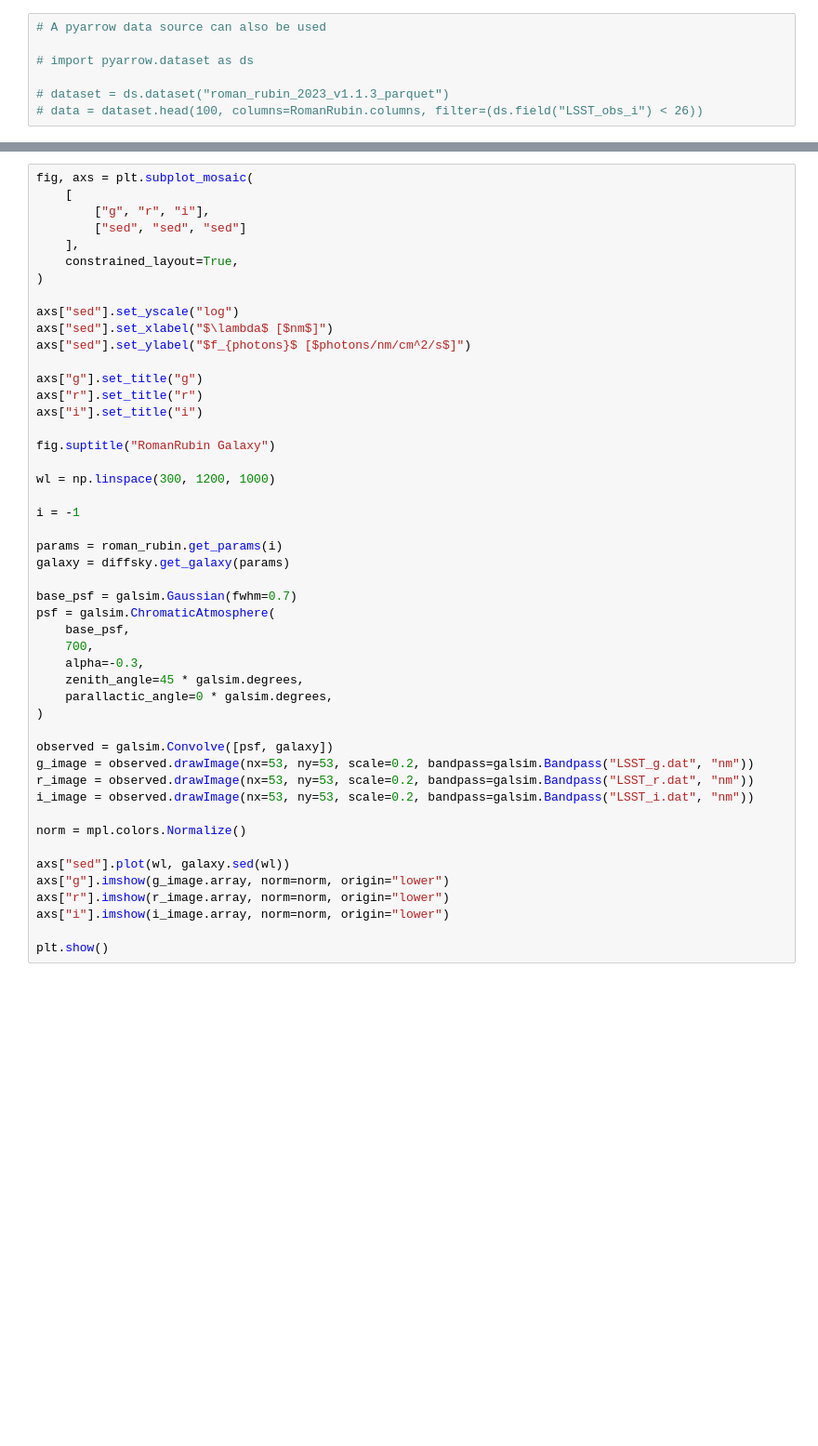
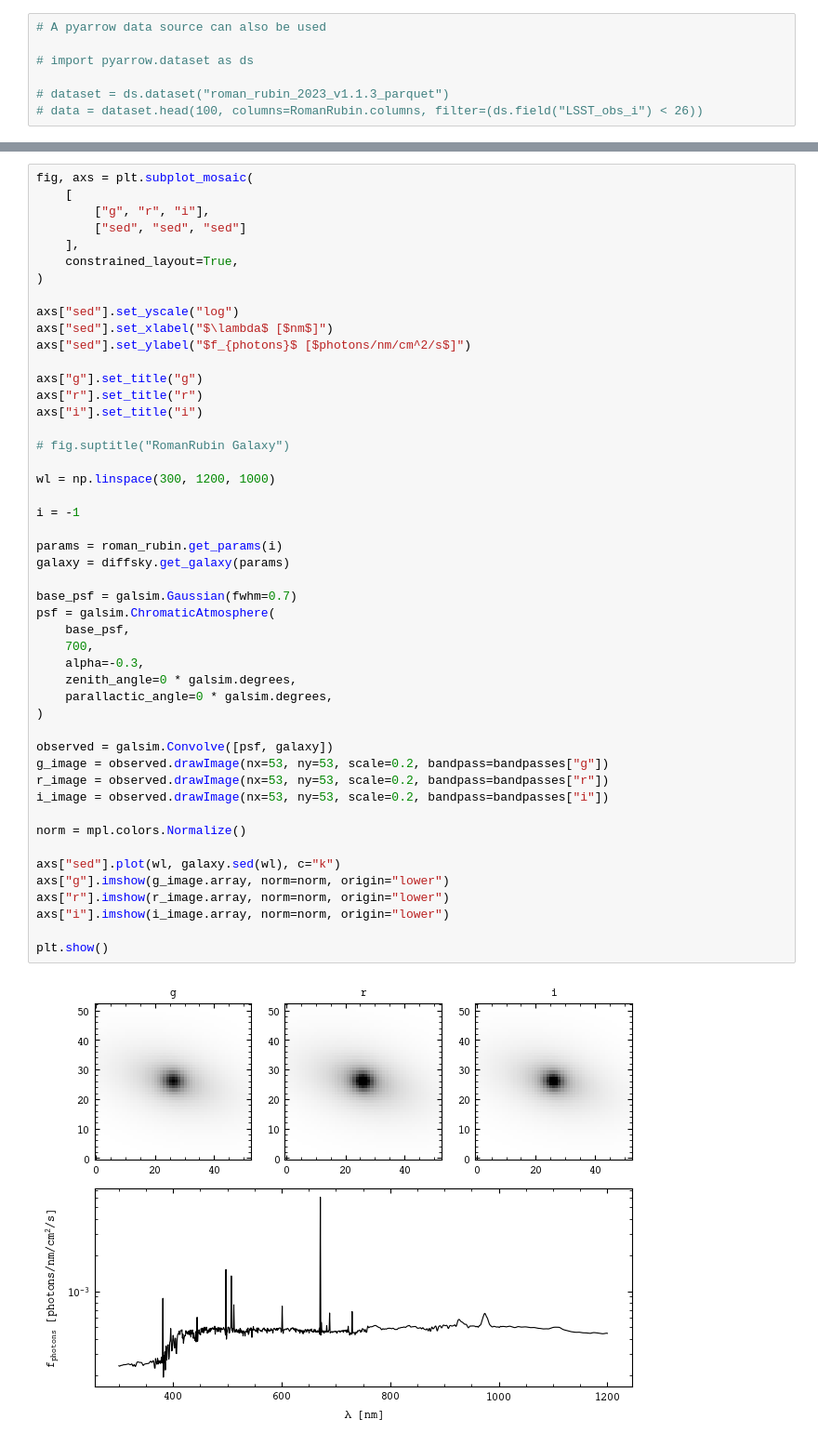
Before and after one commit to sidneymau/chromatic-weak-lensing, a Jupyter notebook: notebooks/roman_rubin.ipynb, the cells around one changed output, grey strips where cells are left out. Shown at 93% size. Saved outputs shown, nothing was run; the diff lists cells and outputs as text; blank space fills up the shorter version.

```diff
--- a/notebooks/roman_rubin.ipynb
+++ b/notebooks/roman_rubin.ipynb
@@ -103,39 +148,41 @@ axs["sed"].set_ylabel("$f_{photons}$ [$photons/nm/cm^2/s$]")
 
 axs["g"].set_title("g")
 axs["r"].set_title("r")
 axs["i"].set_title("i")
 
-fig.suptitle("RomanRubin Galaxy")
+# fig.suptitle("RomanRubin Galaxy")
 
 wl = np.linspace(300, 1200, 1000)
 
 i = -1
 
 params = roman_rubin.get_params(i)
 galaxy = diffsky.get_galaxy(params)
 
 base_psf = galsim.Gaussian(fwhm=0.7)
 psf = galsim.ChromaticAtmosphere(
     base_psf,
     700,
     alpha=-0.3,
-    zenith_angle=45 * galsim.degrees,
+    zenith_angle=0 * galsim.degrees,
     parallactic_angle=0 * galsim.degrees,
 )
 
 observed = galsim.Convolve([psf, galaxy])
-g_image = observed.drawImage(nx=53, ny=53, scale=0.2, bandpass=galsim.Bandpass("LSST_g.dat", "nm"))
-r_image = observed.drawImage(nx=53, ny=53, scale=0.2, bandpass=galsim.Bandpass("LSST_r.dat", "nm"))
-i_image = observed.drawImage(nx=53, ny=53, scale=0.2, bandpass=galsim.Bandpass("LSST_i.dat", "nm"))
+g_image = observed.drawImage(nx=53, ny=53, scale=0.2, bandpass=bandpasses["g"])
+r_image = observed.drawImage(nx=53, ny=53, scale=0.2, bandpass=bandpasses["r"])
+i_image = observed.drawImage(nx=53, ny=53, scale=0.2, bandpass=bandpasses["i"])
 
 norm = mpl.colors.Normalize()
 
-axs["sed"].plot(wl, galaxy.sed(wl))
+axs["sed"].plot(wl, galaxy.sed(wl), c="k")
 axs["g"].imshow(g_image.array, norm=norm, origin="lower")
 axs["r"].imshow(r_image.array, norm=norm, origin="lower")
 axs["i"].imshow(i_image.array, norm=norm, origin="lower")
 
 plt.show()
+# %% [output]
+[figure, added]
 # %%
 fig, axs = plt.subplots(1, 1)
 
```
Also changed, not shown: parts of 11 cells of this notebook, 7 other files.
